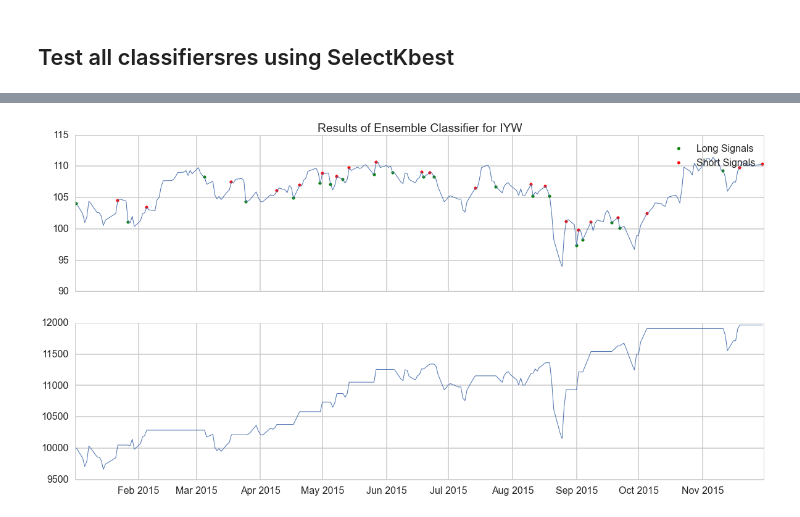
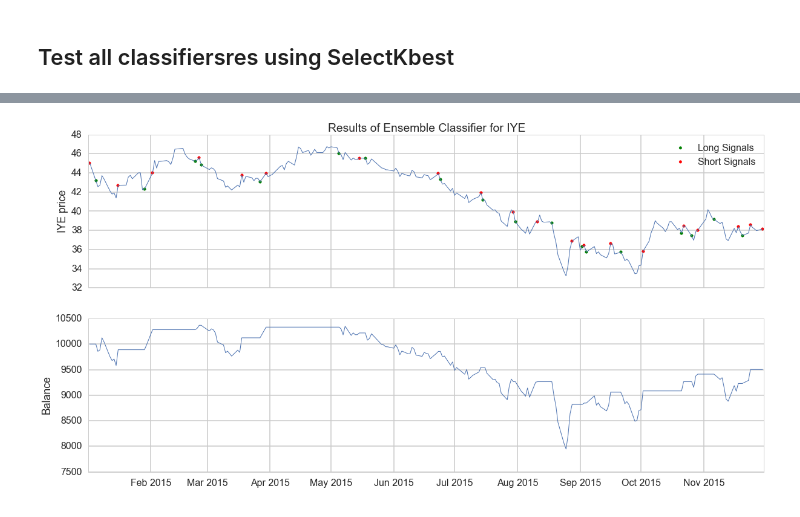
Before and after one commit to ygauthie/CS109_Project, a Jupyter notebook: RFE/SelectBK_Yvan.ipynb, the cells around one changed output, grey strips where cells are left out. Saved outputs shown, nothing was run; the diff lists cells and outputs as text; code cells hidden in the pictures.

```diff
--- a/RFE/SelectBK_Yvan.ipynb
+++ b/RFE/SelectBK_Yvan.ipynb
@@ -21,7 +21,7 @@ sns.set_context("poster")
 ### Get data
 # %%
 #df=pd.read_csv("data/IYZ.csv")
-ticker = 'IYW'
+ticker = 'IYE'
 startdate=datetime.date(2010, 1, 1)
 enddate=datetime.date.today()
 df = generate_ticker_data(ticker, startdate, enddate)
@@ -456,19 +456,19 @@ Ensemble 0.1963762175
 # %%
 def plot_signal(model, title):
     fig, (ax0,ax1) = plt.subplots(nrows=2, ncols=1, figsize=(20, 10),sharex=True)
     ax0.plot(df.date[~mask], df.close[~mask], lw=1)
     short_days=zip(*evaluate(model)[5][0])[0]
     short_prices=zip(*evaluate(model)[5][0])[1]
     long_days=zip(*evaluate(model)[5][1])[0]
     long_prices=zip(*evaluate(model)[5][1])[1]
     ax0.scatter(long_days, long_prices, color='g', label="Long Signals")
     ax0.scatter(short_days, short_prices, color='r', label="Short Signals")
     ax0.legend(frameon=False, loc='upper right')
     ax0.set_title(title)
-    ax.set_ylabel(ticker +"stars")
-    ax.set_xlabel("probability")
+    ax0.set_ylabel(ticker + " price")
+
     ax1.plot(zip(*evaluate(model)[6])[0], zip(*evaluate(model)[6])[1], lw=1)
-
+    ax1.set_ylabel("Balance")
 plot_signal(eclf, 'Results of Ensemble Classifier for '+ticker)
 # %% [output]
-[figure, old version]
+[figure, new version]
```
Also changed, not shown: parts of 16 cells of this notebook, 8 other files.
